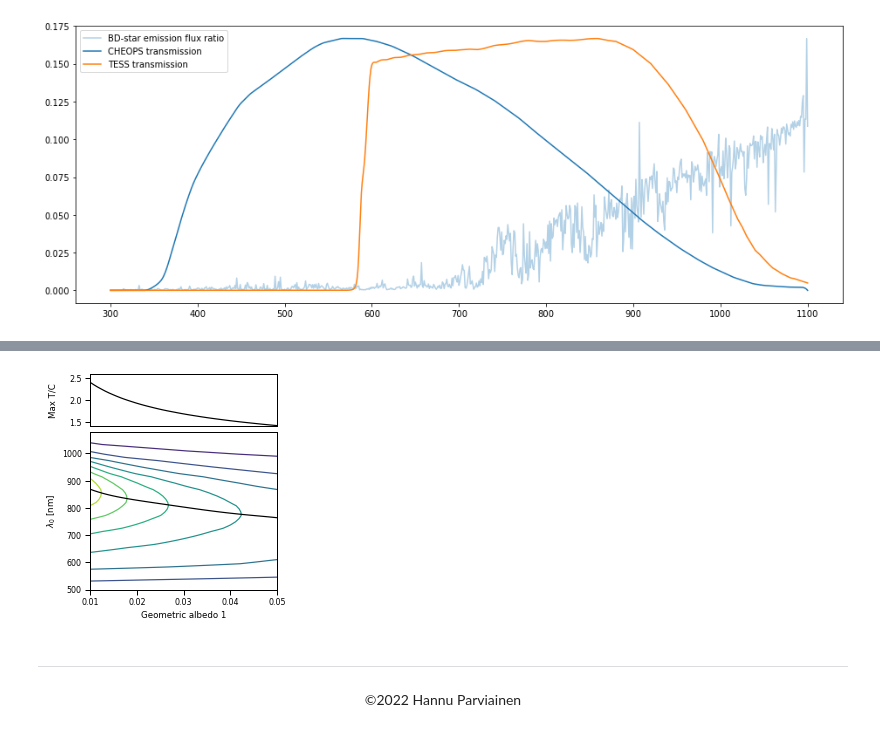
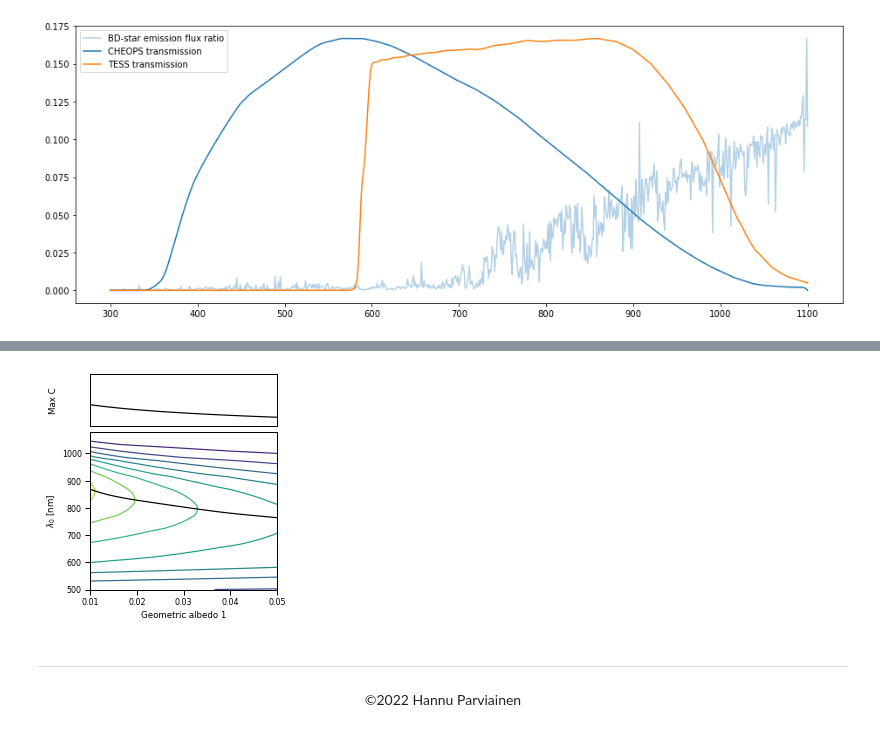
Before and after one commit to hpparvi/cheops_kelt_1, a Jupyter notebook: A3_chromatic_albedo_variation_test.ipynb, the cells around one changed output, grey strips where cells are left out. Cells and saved outputs as stored; diff of their text form; code cells hidden in the pictures.

```diff
--- a/A3_chromatic_albedo_variation_test.ipynb
+++ b/A3_chromatic_albedo_variation_test.ipynb
@@ -229,32 +255,32 @@ with sb.plotting_context('paper', font_scale=0.9):
 # %%
 ag1s = linspace(0.01, 0.05, 50)
 ag2 = 0.4
 l0s = linspace(500, 1080, 50)
 wl, flux_star = bts.spectrum(star_teff.n, wl=linspace(350, 1080, 200))
 frs = zeros([l0s.size, ag1s.size])
 for j, ag1 in enumerate(ag1s):
     for i, l0 in enumerate(l0s):
         fc = (flux_star * filters[0](wl) * step_albedo(wl, l0, ag1, ag2)).sum()
         ft = (flux_star * filters[1](wl) * step_albedo(wl, l0, ag1, ag2)).sum()
-        frs[i, j] = ft/fc
+        frs[i, j] = (ft-fc)/(ft+fc)
+
+aip = RegularGridInterpolator((l0s, ag1s), frs)
+pp = poly1d(polyfit(ag1s, l0s[argmax(frs, axis=0)], 5))
+
+with sb.plotting_context('paper', font_scale=0.9):
+    fig, axs = subplots(2, 1, figsize=(AAOCW, AAOCW), gridspec_kw={'height_ratios':[0.25, 0.75], 'hspace':0.05}, sharex='all')
+    axs[0].plot(ag1s, aip((pp(ag1s), ag1s)), 'k')
+    axs[1].contour(frs, extent=(ag1s[0], ag1s[-1], l0s[0], l0s[-1]))
+    axs[1].plot(ag1s, pp(ag1s), 'k')
+    setp(axs[0], ylabel='Max C', yticks=[1.5, 2.0, 2.5], ylim=(0.0, 1.0))
+    setp(axs[1], xlabel='Geometric albedo 1', ylabel='$\lambda_0$ [nm]')
+    setp(axs[0].get_xticklines(), visible=False)
+    fig.align_ylabels()
+    fig.tight_layout()
+    fig.subplots_adjust(left=0.19, right=0.94, top=0.99)
+    fig.savefig('plots/cheops_vs_tess_albedo_2d.pdf')
+# %% [output]
+[figure, added]
-# %%
-aip = RegularGridInterpolator((l0s, ag1s), frs)
-pp = poly1d(polyfit(ag1s, l0s[argmax(frs, axis=0)], 5))
-
-with sb.plotting_context('paper', font_scale=0.9):
-    fig, axs = subplots(2, 1, figsize=(AAOCW, AAOCW), gridspec_kw={'height_ratios':[0.25, 0.75], 'hspace':0.05}, sharex='all')
-    axs[0].plot(ag1s, aip((pp(ag1s), ag1s)), 'k')
-    axs[1].contour(frs, extent=(ag1s[0], ag1s[-1], l0s[0], l0s[-1]))
-    axs[1].plot(ag1s, pp(ag1s), 'k')
-    setp(axs[0], ylabel='Max T/C', yticks=[1.5, 2.0, 2.5], ylim=(1.4, 2.6))
-    setp(axs[1], xlabel='Geometric albedo 1', ylabel='$\lambda_0$ [nm]')
-    setp(axs[0].get_xticklines(), visible=False)
-    fig.align_ylabels()
-    fig.tight_layout()
-    fig.subplots_adjust(left=0.19, right=0.94, top=0.99)
-    fig.savefig('plots/cheops_vs_tess_albedo_2d.pdf')
-# %% [output]
-[figure, removed]
 # %% [markdown]
 ---
 
```
Also changed, not shown: parts of 11 cells of this notebook.
